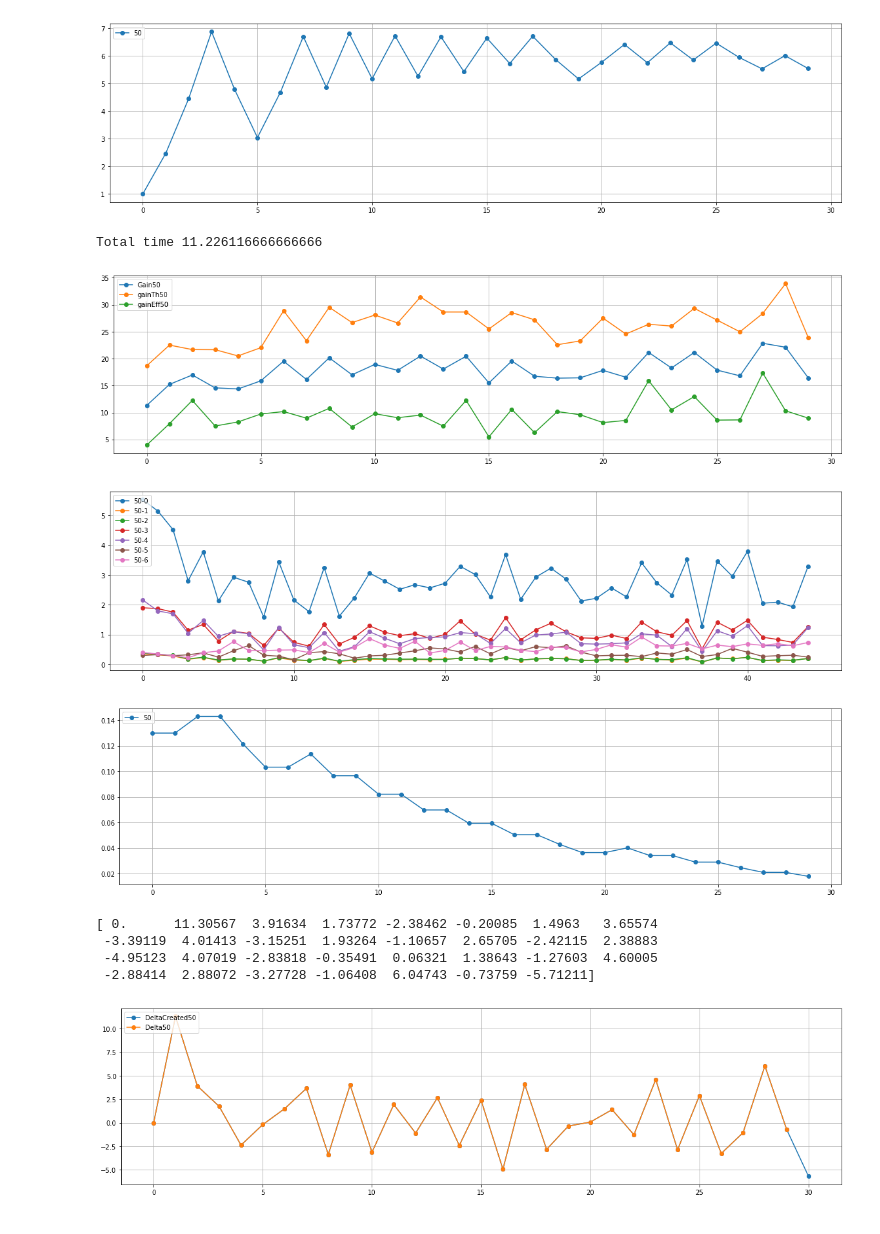
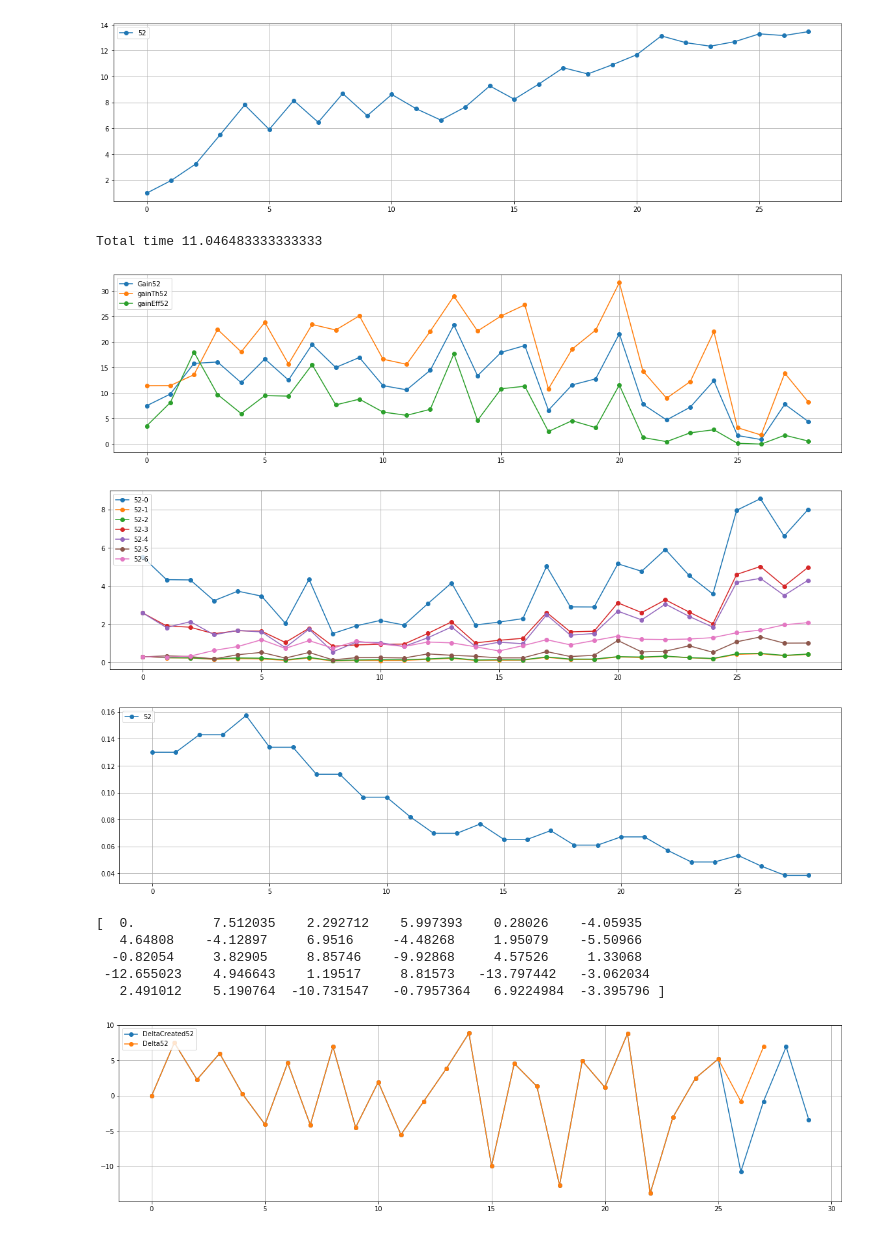
Before and after one commit to AndreeaStefan/SmartuistWrapper, a Jupyter notebook: evaluation/PlotResults.ipynb, the cells around one changed output. Cells and saved outputs as stored; diff of their text form; code cells hidden in the pictures.

Commit message:
PLAYER 52; RIA with questionnaire

```diff
--- a/evaluation/PlotResults.ipynb
+++ b/evaluation/PlotResults.ipynb
@@ -95,7 +95,7 @@ plt.show()
 # player 8 = change effort
 # player 9 = same as 8
 
-players = [50]
+players = [52]
 results = []
 gradientStats = []
 path ="C:\\Users\\huber\\OneDrive\\Dokumenty\\thesis-hubert\\unity\\SmartuistWrapper\\tapResult.csv"
@@ -236,43 +236,44 @@ for p in players:
     gain = [0]
     prevGain = [0]
     for words in tmp:
         gain.append(float(words[5]))
         prevGain.append(float(words[4]))
 
 
     delta = np.array(gain) - np.array(prevGain)
     x = list(range(0, len(delta)))
     plt.plot(x, delta, 'o-', label="DeltaCreated"+str(p))
 plt.legend(loc='upper left')
 plt.grid(True)
 
 print(delta)
 
 # delta
 for p in players:
     tmp = results[p]
     delta = []
     for words in tmp:
         delta.append(float(words[30]))
 
 #     smallDeltas = delta.toList()
     delta =  [x for i, x in enumerate(delta) if i == delta.index(x)]
     x = list(range(0, len(delta)))
     plt.plot(x, delta, 'o-', label="Delta"+str(p))
 plt.legend(loc='upper left')
 plt.grid(True)
 plt.show()
 # %% [output]
-[figure, old version]
+[figure, new version]
-Total time 11.226116666666666
+Total time 11.046483333333333
-[figure, old version]
+[figure, new version]
-[figure, old version]
+[figure, new version]
-[figure, old version]
+[figure, new version]
-[ 0.      11.30567  3.91634  1.73772 -2.38462 -0.20085  1.4963   3.65574
- -3.39119  4.01413 -3.15251  1.93264 -1.10657  2.65705 -2.42115  2.38883
- -4.95123  4.07019 -2.83818 -0.35491  0.06321  1.38643 -1.27603  4.60005
- -2.88414  2.88072 -3.27728 -1.06408  6.04743 -0.73759 -5.71211]
+[  0.          7.512035    2.292712    5.997393    0.28026    -4.05935
+   4.64808    -4.12897     6.9516     -4.48268     1.95079    -5.50966
+  -0.82054     3.82905     8.85746    -9.92868     4.57526     1.33068
+ -12.655023    4.946643    1.19517     8.81573   -13.797442   -3.062034
+   2.491012    5.190764  -10.731547   -0.7957364   6.9224984  -3.395796 ]
-[figure, old version]
+[figure, new version]
 # %%
 # plt.plot(x, uniqueGain, 'go-')
 # plt.grid(True)
```
Also changed, not shown: 4 other files.
